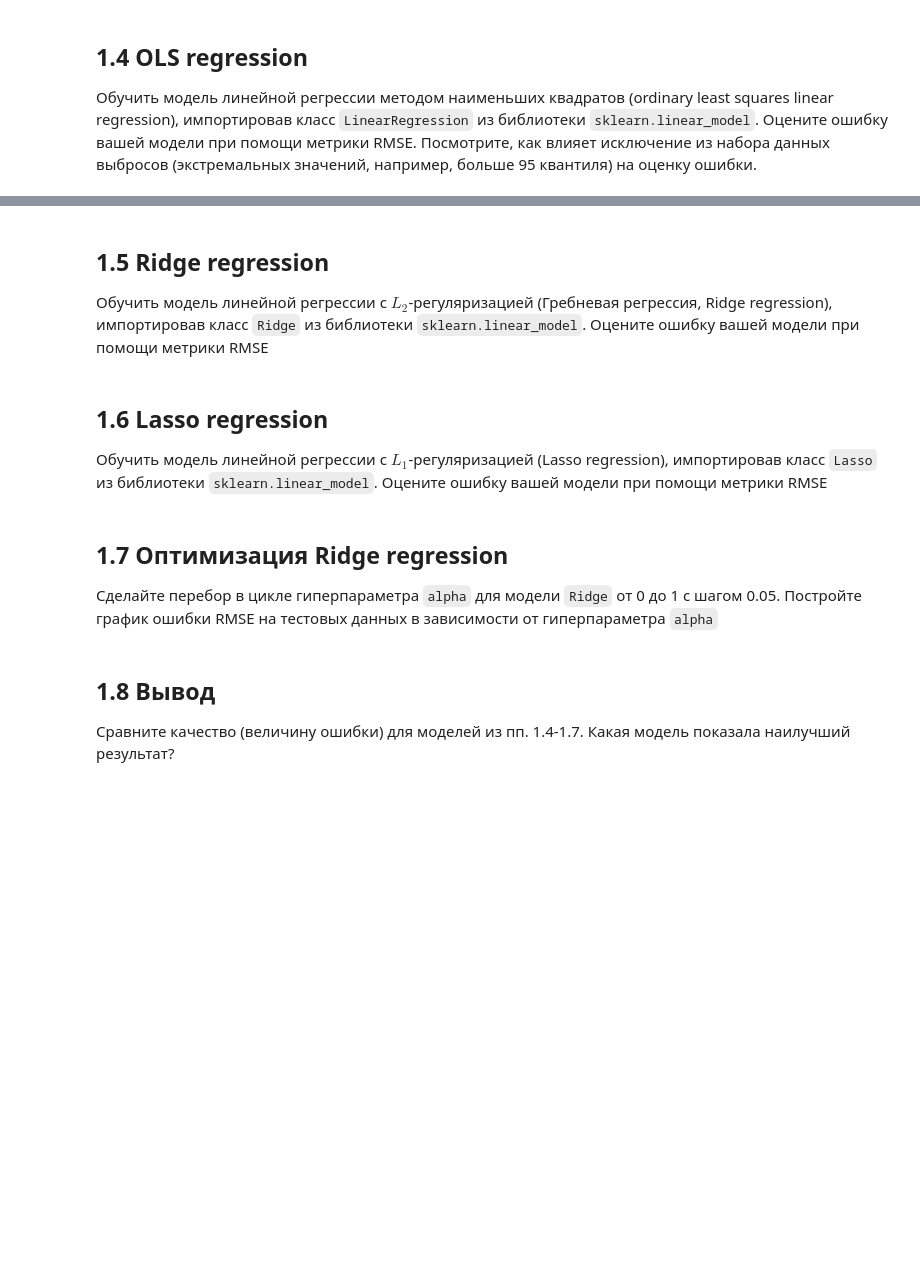
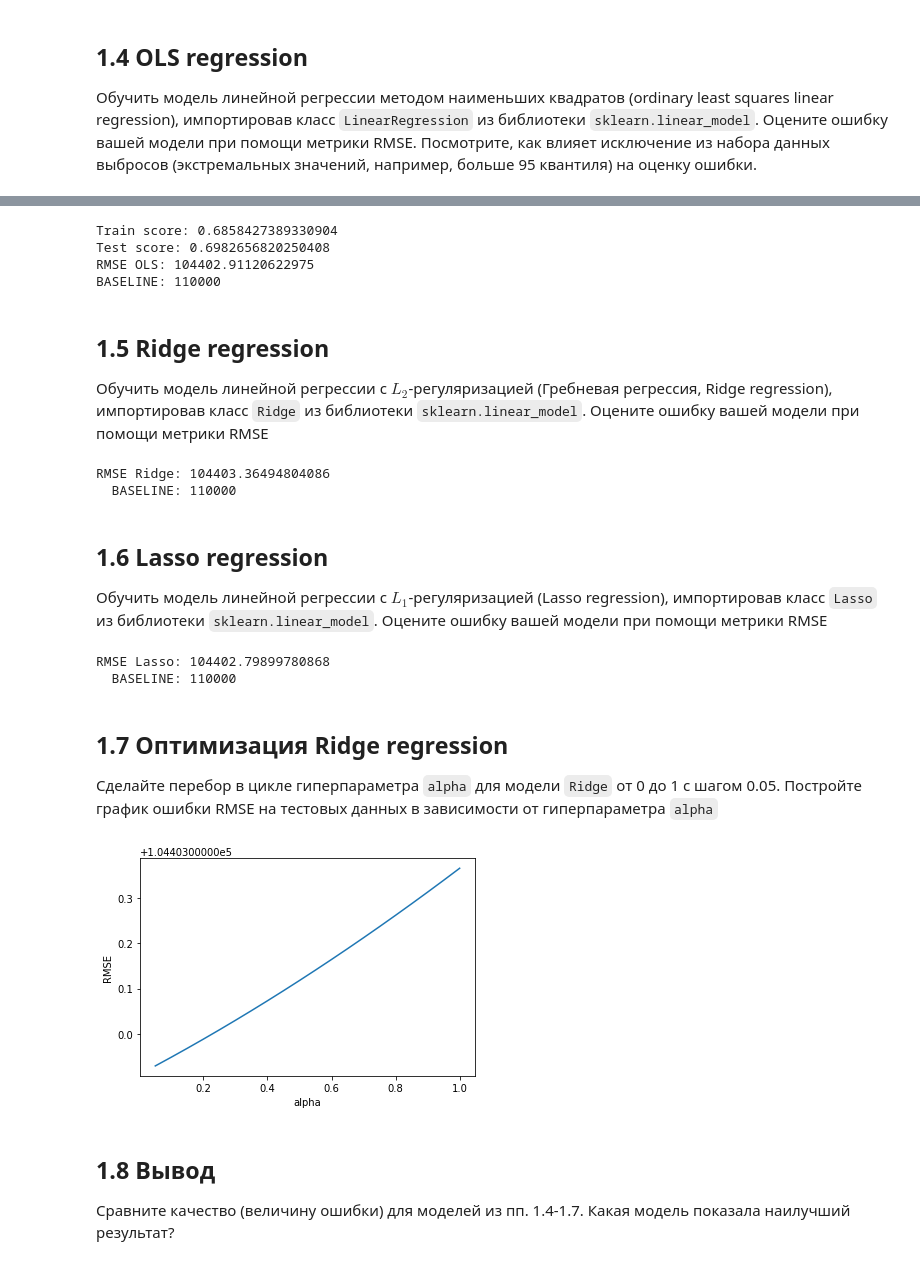
Before and after one commit to CERZAR/OIRS_HW, a Jupyter notebook: Домашнее_задание_1_Линейные_модели.ipynb, the cells around one changed output, grey strips where cells are left out. Drawn from its saved outputs; the diff is of its cells as text; code cells hidden in the pictures; blank space fills up the shorter version.

```diff
--- a/Домашнее_задание_1_Линейные_модели.ipynb
+++ b/Домашнее_задание_1_Линейные_модели.ipynb
@@ -211,15 +282,70 @@ Baseline check: False
+# %%
+prices = clear_data['selling_price']
+features = pd.get_dummies(clear_data.drop(columns='selling_price', axis=1)).to_numpy()
+x_train_clear, x_test_clear, y_train_clear, y_test_clear = train_test_split(features, prices, test_size=0.2, random_state=10)
+# %%
+regression_after_clear = LinearRegression()
+regression_after_clear.fit(x_train_clear, y_train_clear)
+print(f'Train score: {regression_after_clear.score(x_train_clear, y_train_clear)}')
+print(f'Test score: {regression_after_clear.score(x_test_clear, y_test_clear)}')
+
+rmse_OLS = mean_squared_error(y_test_clear, regression_after_clear.predict(x_test_clear), squared=False)
+print(f'RMSE OLS: {rmse_OLS}')
+print(f'BASELINE: {BASELINE}')
+# %% [output]
+Train score: 0.6858427389330904
+Test score: 0.6982656820250408
+RMSE OLS: 104402.91120622975
+BASELINE: 110000
 # %% [markdown]
 ## 1.5 Ridge regression
 
 Обучить модель линейной регрессии с $L_2$-регуляризацией (Гребневая регрессия, Ridge regression), импортировав класс `Ridge` из библиотеки `sklearn.linear_model`. Оцените ошибку вашей модели при помощи метрики RMSE
+# %%
+regression = Ridge()
+regression.fit(x_train_clear, y_train_clear)
+rmse_Ridge = mean_squared_error(y_test_clear, regression.predict(x_test_clear), squared=False)
+
+print(f'RMSE Ridge: {rmse_Ridge}')
+print(f'  BASELINE: {BASELINE}')
+# %% [output]
+RMSE Ridge: 104403.36494804086
+  BASELINE: 110000
 # %% [markdown]
 ## 1.6 Lasso regression
 
 Обучить модель линейной регрессии с $L_1$-регуляризацией (Lasso regression), импортировав класс `Lasso` из библиотеки `sklearn.linear_model`. Оцените ошибку вашей модели при помощи метрики RMSE
+# %%
+regression = Lasso()
+regression.fit(x_train_clear, y_train_clear)
+rmse_Lasso = mean_squared_error(y_test_clear, regression.predict(x_test_clear), squared=False)
+
+print(f'RMSE Lasso: {rmse_Lasso}')
+print(f'  BASELINE: {BASELINE}')
+# %% [output]
+RMSE Lasso: 104402.79899780868
+  BASELINE: 110000
 # %% [markdown]
 ## 1.7 Оптимизация Ridge regression
 
 Сделайте перебор в цикле гиперпараметра `alpha` для модели `Ridge` от 0 до 1 с шагом 0.05. Постройте график ошибки RMSE на тестовых данных в зависимости от гиперпараметра `alpha`
+# %%
+rmse_list = []
+alphas = np.arange(0.05, 1.05, 0.05)
+
+for alpha in alphas:
+    regression = Ridge(alpha=alpha)
+    regression.fit(x_train_clear, y_train_clear)
+    rmse = mean_squared_error(y_test_clear, regression.predict(x_test_clear), squared=False)
+    rmse_list.append(rmse)
+
+
+plt.plot(alphas, rmse_list)
+plt.xlabel('alpha')
+plt.ylabel('RMSE')
+plt.show()
+# %% [output]
+[figure, added]
 # %% [markdown]
 ## 1.8 Вывод
 
```
Also changed, not shown: parts of 18 cells of this notebook.
